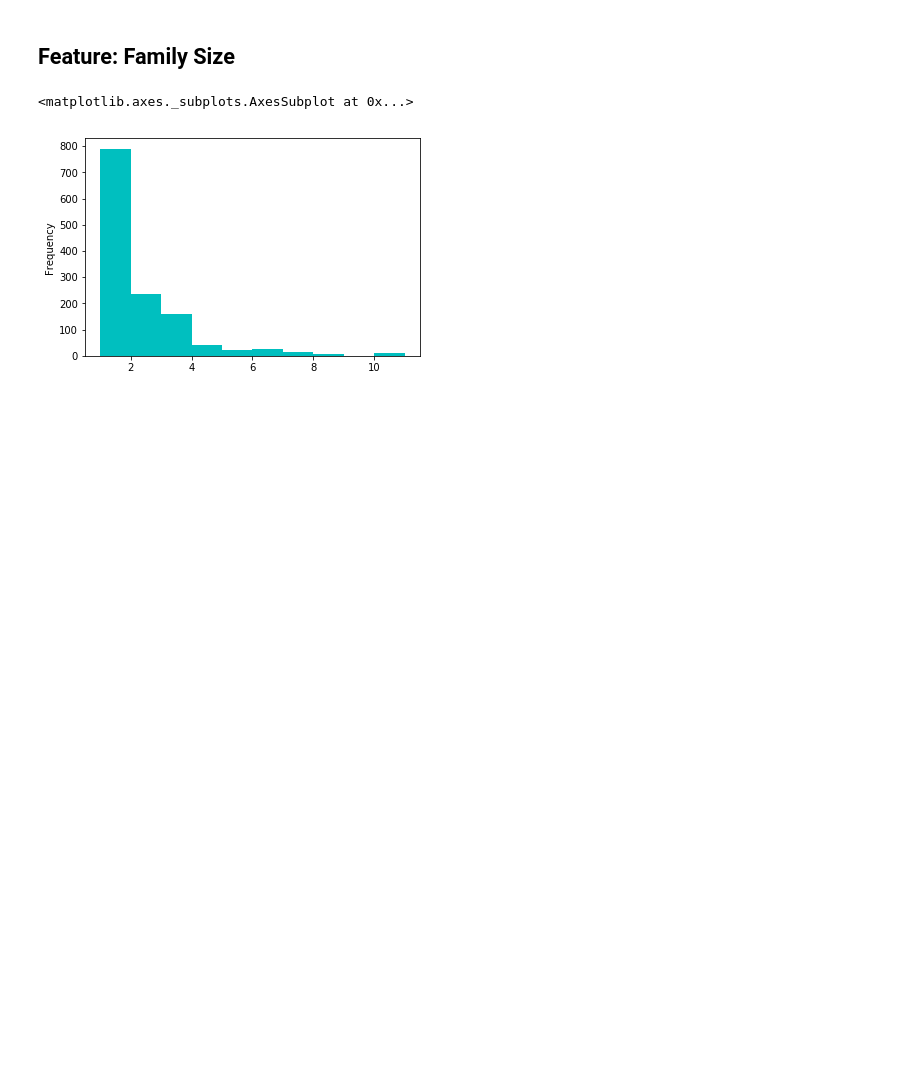
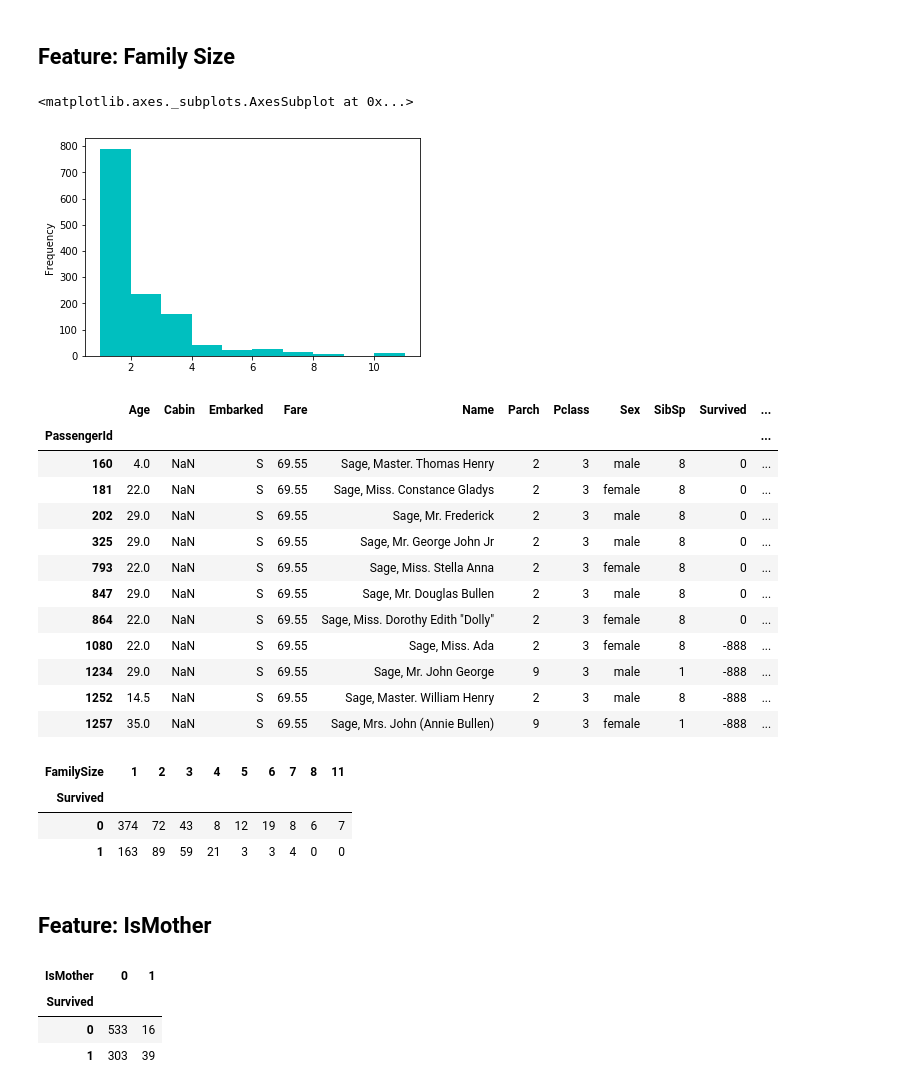
Before and after one commit to alabetskiy/Titanic, a Jupyter notebook: notebooks/2.0-ak-exploring-processing-data.ipynb, the cells around one changed output. Drawn from its saved outputs; the diff is of its cells as text; code cells hidden in the pictures; blank space fills up the shorter version.

```diff
--- a/notebooks/2.0-ak-exploring-processing-data.ipynb
+++ b/notebooks/2.0-ak-exploring-processing-data.ipynb
@@ -1010,4 +1010,29 @@ df['FamilySize'].plot(kind='hist',color='c')
 <matplotlib.axes._subplots.AxesSubplot at 0x...>
 [figure]
 # %%
-# futher explore this family with max
+# futher explore this family with max family members
+df.loc[df.FamilySize == df.FamilySize.max()]
+# %% [output]
+|  | Age | Cabin | Embarked | Fare | Name | Parch | Pclass | Sex | SibSp | Survived | ... |
+| PassengerId |  |  |  |  |  |  |  |  |  |  | ... |
+| 160 | 4.0 | NaN | S | 69.55 | Sage, Master. Thomas Henry | 2 | 3 | male | 8 | 0 | ... |
+| 181 | 22.0 | NaN | S | 69.55 | Sage, Miss. Constance Gladys | 2 | 3 | female | 8 | 0 | ... |
+| 202 | 29.0 | NaN | S | 69.55 | Sage, Mr. Frederick | 2 | 3 | male | 8 | 0 | ... |
+| 325 | 29.0 | NaN | S | 69.55 | Sage, Mr. George John Jr | 2 | 3 | male | 8 | 0 | ... |
+| 793 | 22.0 | NaN | S | 69.55 | Sage, Miss. Stella Anna | 2 | 3 | female | 8 | 0 | ... |
+| 847 | 29.0 | NaN | S | 69.55 | Sage, Mr. Douglas Bullen | 2 | 3 | male | 8 | 0 | ... |
+| 864 | 22.0 | NaN | S | 69.55 | Sage, Miss. Dorothy Edith "Dolly" | 2 | 3 | female | 8 | 0 | ... |
+| 1080 | 22.0 | NaN | S | 69.55 | Sage, Miss. Ada | 2 | 3 | female | 8 | -888 | ... |
+| 1234 | 29.0 | NaN | S | 69.55 | Sage, Mr. John George | 9 | 3 | male | 1 | -888 | ... |
+| 1252 | 14.5 | NaN | S | 69.55 | Sage, Master. William Henry | 2 | 3 | male | 8 | -888 | ... |
+| 1257 | 35.0 | NaN | S | 69.55 | Sage, Mrs. John (Annie Bullen) | 9 | 3 | female | 1 | -888 | ... |
+# %%
+# lets create crosstable to see a family size impact on survival rate
+pd.crosstab(df[df.Survived != -888].Survived, df[df.Survived != -888].FamilySize)
+# %% [output]
+| FamilySize | 1 | 2 | 3 | 4 | 5 | 6 | 7 | 8 | 11 |
+| Survived |  |  |  |  |  |  |  |  |  |
+| 0 | 374 | 72 | 43 | 8 | 12 | 19 | 8 | 6 | 7 |
+| 1 | 163 | 89 | 59 | 21 | 3 | 3 | 4 | 0 | 0 |
+# %% [markdown]
+## Feature: IsMother
@@ -1013,0 +1043,8 @@ df['FamilySize'].plot(kind='hist',color='c')
+# %%
+# crosstab with IsMother
+pd.crosstab(df[df.Survived !=-888].Survived, df[df.Survived !=-888].IsMother)
+# %% [output]
+| IsMother | 0 | 1 |
+| Survived |  |  |
+| 0 | 533 | 16 |
+| 1 | 303 | 39 |
```
Also changed, not shown: parts of 1 cell of this notebook.
